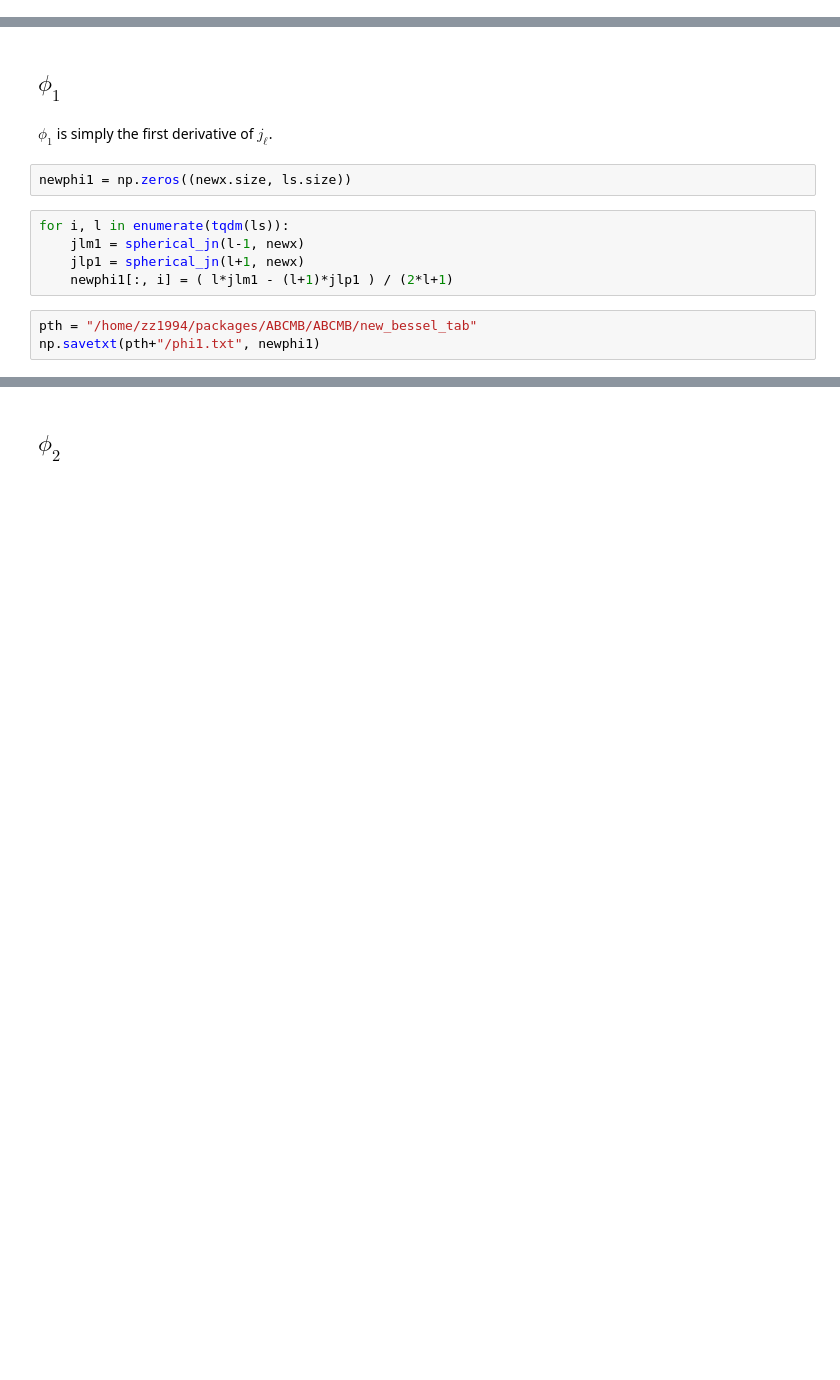
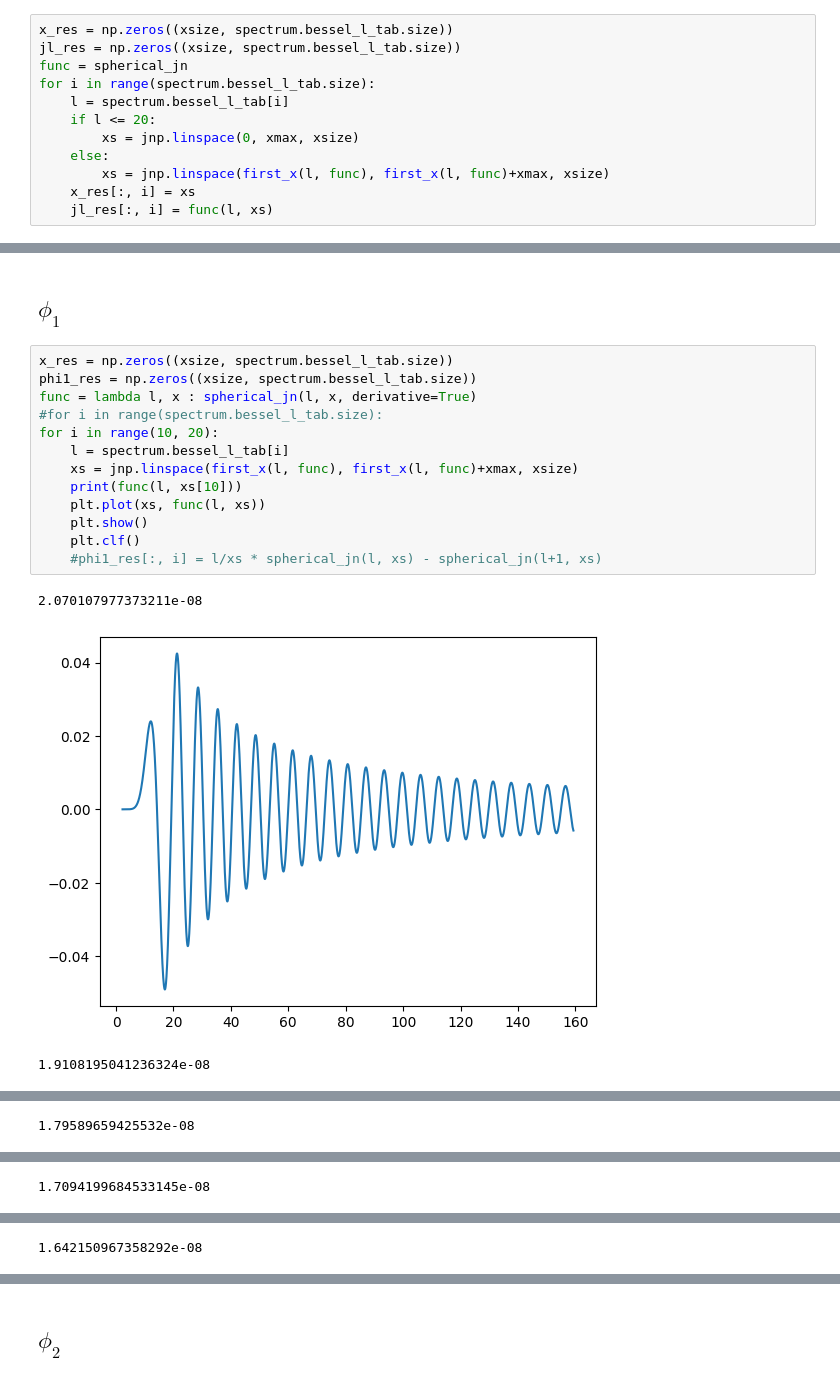
Before and after one commit to cgiovanetti/ABCMB-k, a Jupyter notebook: Module_Tests/Bessel.ipynb, the cells around one changed output, grey strips where cells are left out. Cells and saved outputs as stored; diff of their text form; blank space fills up the shorter version.

```diff
--- a/Module_Tests/Bessel.ipynb
+++ b/Module_Tests/Bessel.ipynb
@@ -146,0 +145,12 @@ cond-version runtime:  0.0245 s
+# %%
+x_res = np.zeros((xsize, spectrum.bessel_l_tab.size))
+jl_res = np.zeros((xsize, spectrum.bessel_l_tab.size))
+func = spherical_jn
+for i in range(spectrum.bessel_l_tab.size):
+    l = spectrum.bessel_l_tab[i]
+    if l <= 20:
+        xs = jnp.linspace(0, xmax, xsize)
+    else:
+        xs = jnp.linspace(first_x(l, func), first_x(l, func)+xmax, xsize)
+    x_res[:, i] = xs
+    jl_res[:, i] = func(l, xs)
@@ -147,14 +160,19 @@ cond-version runtime:  0.0245 s
 # %% [markdown]
 ## $\phi_1$
-# %% [markdown]
-$\phi_1$ is simply the first derivative of $j_\ell$.
-# %%
-newphi1 = np.zeros((newx.size, ls.size))
-# %%
-for i, l in enumerate(tqdm(ls)):
-    jlm1 = spherical_jn(l-1, newx)
-    jlp1 = spherical_jn(l+1, newx)
-    newphi1[:, i] = ( l*jlm1 - (l+1)*jlp1 ) / (2*l+1)
-# %%
-pth = "/home/zz1994/packages/ABCMB/ABCMB/new_bessel_tab"
-np.savetxt(pth+"/phi1.txt", newphi1)
+# %%
+x_res = np.zeros((xsize, spectrum.bessel_l_tab.size))
+phi1_res = np.zeros((xsize, spectrum.bessel_l_tab.size))
+func = lambda l, x : spherical_jn(l, x, derivative=True)
+#for i in range(spectrum.bessel_l_tab.size):
+for i in range(10, 20):
+    l = spectrum.bessel_l_tab[i]
+    xs = jnp.linspace(first_x(l, func), first_x(l, func)+xmax, xsize)
+    print(func(l, xs[10]))
+    plt.plot(xs, func(l, xs))
+    plt.show()
+    plt.clf()
+    #phi1_res[:, i] = l/xs * spherical_jn(l, xs) - spherical_jn(l+1, xs)
+# %% [output]
+2.070107977373211e-08
+[figure, added]
+1.9108195041236324e-08
@@ -160,0 +180 @@ np.savetxt(pth+"/phi1.txt", newphi1)
+1.79589659425532e-08
@@ -160,0 +182 @@ np.savetxt(pth+"/phi1.txt", newphi1)
+1.7094199684533145e-08
@@ -160,0 +184 @@ np.savetxt(pth+"/phi1.txt", newphi1)
+1.642150967358292e-08
```
Also changed, not shown: parts of 40 cells of this notebook, 1 other file.
